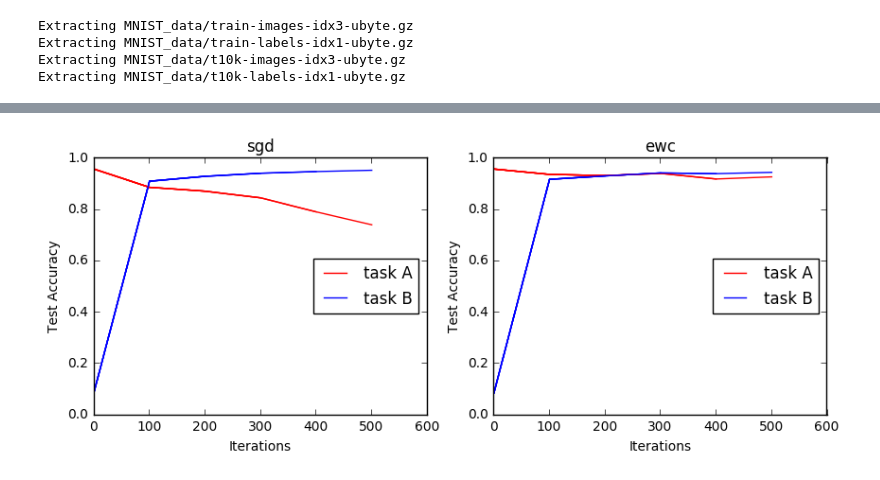
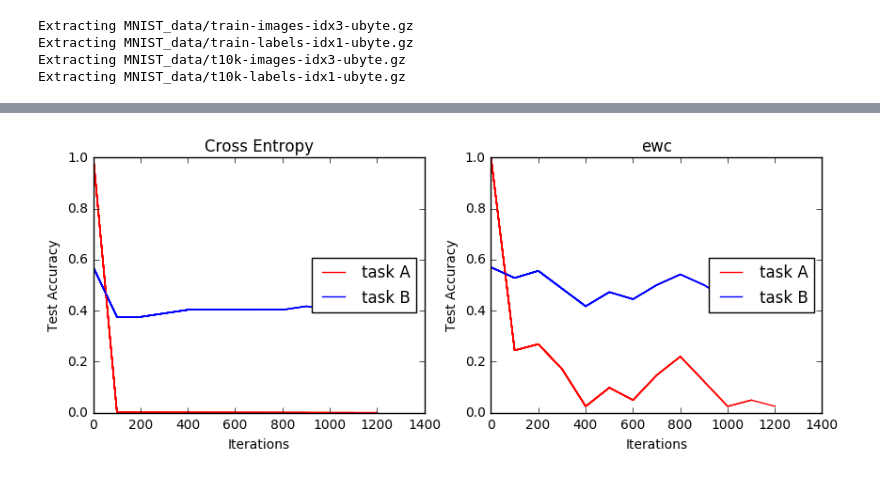
Before and after one commit to jeffshih/EWC, a Jupyter notebook: ConvTest.ipynb, the cells around one changed output, grey strips where cells are left out. Saved outputs shown, nothing was run; the diff lists cells and outputs as text; code cells hidden in the pictures.

Commit message:
add mnist_split

```diff
--- a/ConvTest.ipynb
+++ b/ConvTest.ipynb
@@ -270,5 +350,6 @@ Tensor("Mean:0", shape=(), dtype=float32)
 # %%
 sess = tf.InteractiveSession()
 sess.run(tf.global_variables_initializer())
-train_task(model, 600, 100,sess, mnist, [mnist], x, y_, lams=[0])
+# train_task(model, 1300, 100, sess, mnist, [mnist], x, y_, lams=[0])
+train_task_separate(model, 1300, 100, sess, mnist,1, [mnist], x, y_, lams=[0])
 # %% [output]
@@ -291,7 +429,8 @@ plt.title("new task image");
 # %%
 model.star()
-train_task(model, 600, 100,sess, mnist2, [mnist, mnist2], x, y_, lams=[0, 15])
+#train_task(model, 1300, 100,sess, mnist2, [mnist, mnist2], x, y_, lams=[0, 500])
+train_task_separate(model, 1300, 100,sess, mnist,2, [mnist, mnist], x, y_, lams=[0, 15])
 # %% [output]
-[figure, old version]
+[figure, new version]
 # %%
 model.compute_fisher(mnist2.validation.images, sess, num_samples=200, plot_diffs=True)
```
Also changed, not shown: parts of 10 cells of this notebook, 1 other file.
